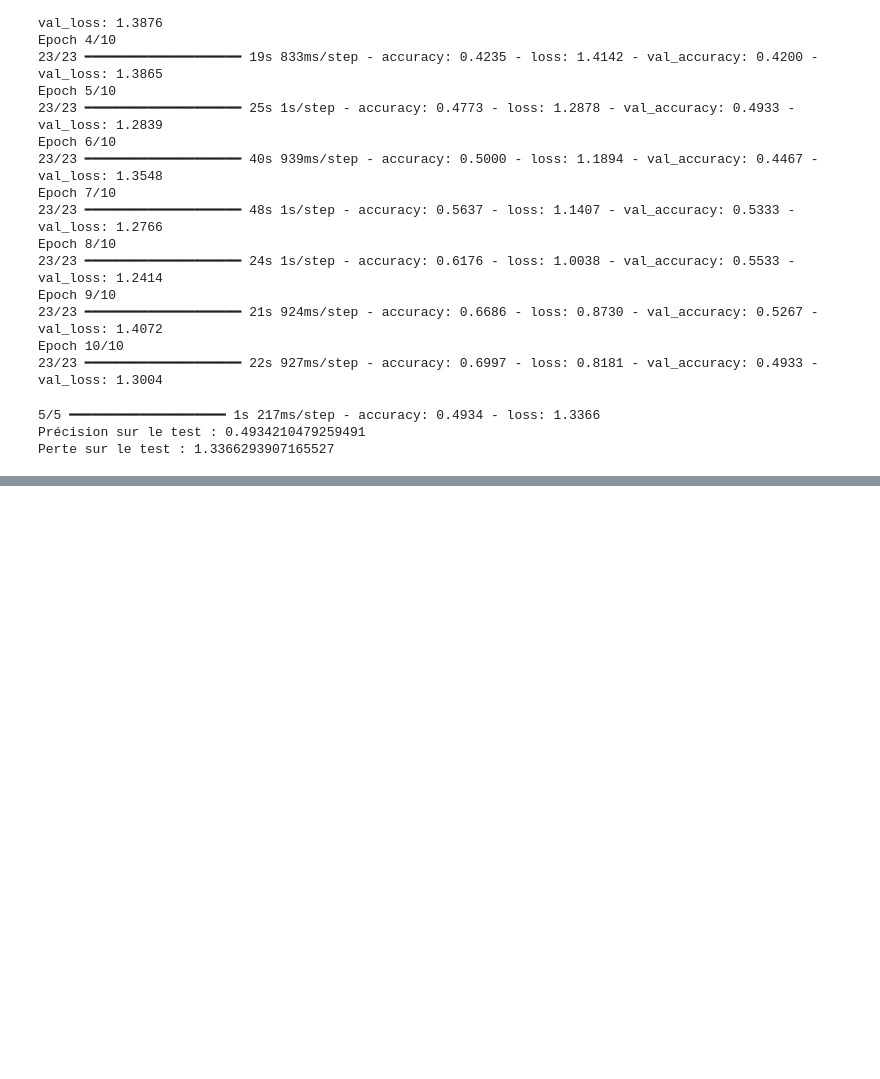
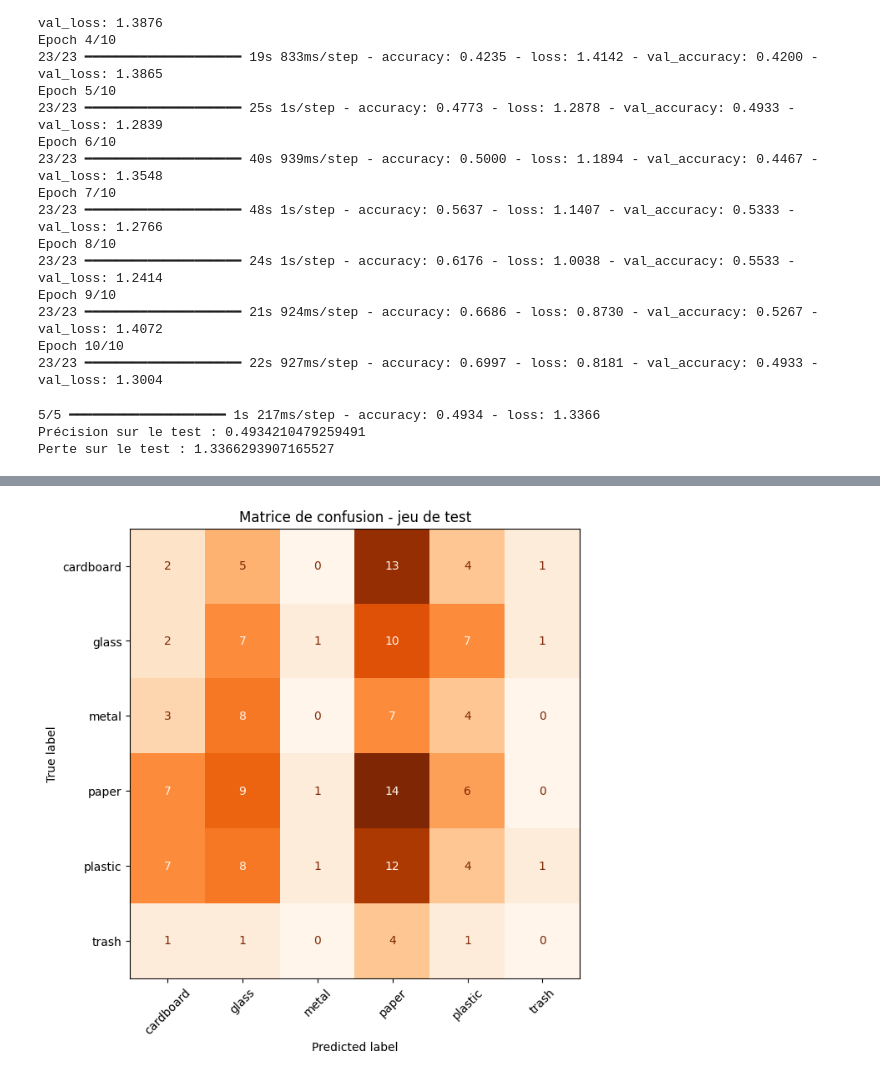
Before and after one commit to harounambaye/WasteImagePreprocessing, a Jupyter notebook: notebooks/WasteImagePreprocessing.ipynb, the cells around one changed output, grey strips where cells are left out. Saved outputs shown, nothing was run; the diff lists cells and outputs as text; code cells hidden in the pictures; blank space fills up the shorter version.

Commit message:
Partie 14 Bonus 2 – Entraîner un modèle et le sauvegarder pour le web: Matrice de confusion

```diff
--- a/notebooks/WasteImagePreprocessing.ipynb
+++ b/notebooks/WasteImagePreprocessing.ipynb
@@ -610,3 +610,26 @@ print("Perte sur le test :", perte_test)
 5/5 ━━━━━━━━━━━━━━━━━━━━ 1s 217ms/step - accuracy: 0.4934 - loss: 1.3366
 Précision sur le test : 0.4934210479259491
 Perte sur le test : 1.3366293907165527
+# %%
+# Matrice de confusion sur le jeu de test
+from sklearn.metrics import confusion_matrix, ConfusionMatrixDisplay
+
+# Prédictions sur tout le jeu de test
+flux_test.reset()
+predictions = modele.predict(flux_test)
+classes_predites = np.argmax(predictions, axis=1)
+classes_reelles = flux_test.classes
+
+noms_classes = []
+for index in range(len(mapping_classes)):
+    noms_classes.append(mapping_classes[index])
+
+matrice = confusion_matrix(classes_reelles, classes_predites)
+
+fig, ax = plt.subplots(figsize=(7, 7))
+affichage = ConfusionMatrixDisplay(confusion_matrix=matrice, display_labels=noms_classes)
+affichage.plot(ax=ax, cmap="Oranges", colorbar=False)
+plt.title("Matrice de confusion - jeu de test")
+plt.xticks(rotation=45)
+plt.show()
+# %% [output]
@@ -612,0 +637 @@ Perte sur le test : 1.3366293907165527
+[figure, added]
```
Also changed, not shown: parts of 2 cells of this notebook.
